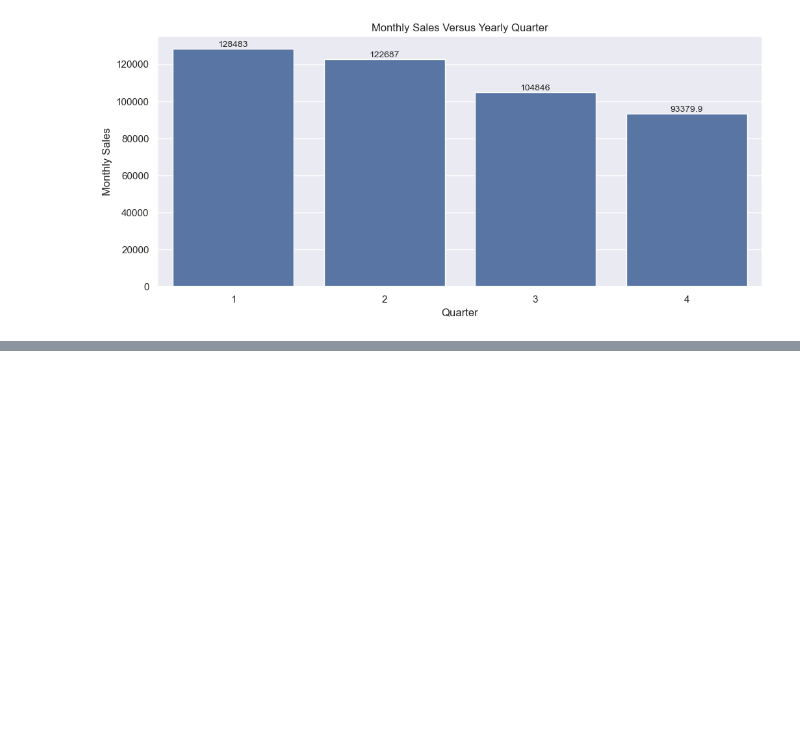
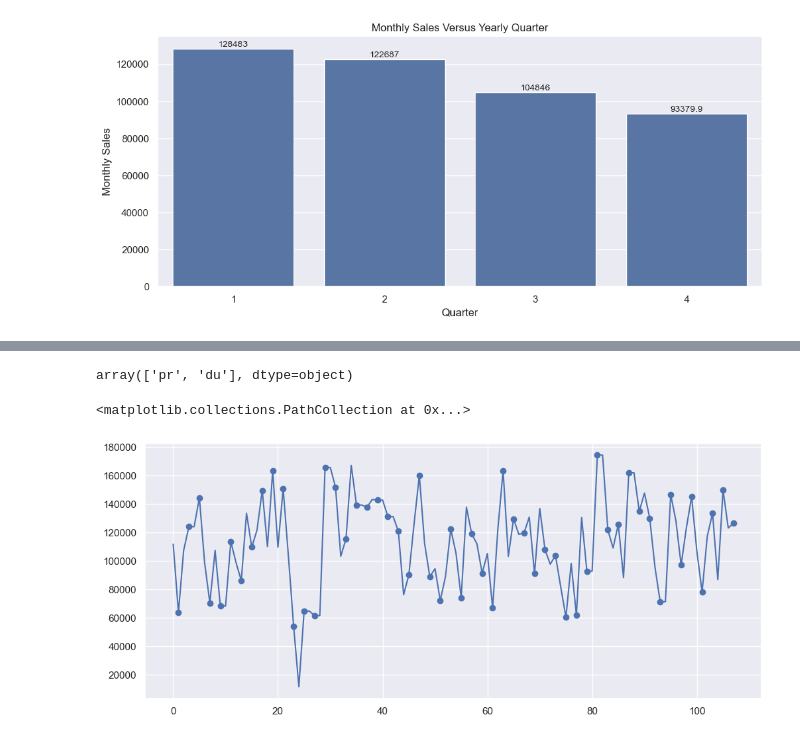
Before and after one commit to Opeojo/video-game-sales-forecast, a Jupyter notebook: sales-forecasting.ipynb, the cells around one changed output, grey strips where cells are left out. Saved outputs shown, nothing was run; the diff lists cells and outputs as text; code cells hidden in the pictures; blank space fills up the shorter version.

```diff
--- a/sales-forecasting.ipynb
+++ b/sales-forecasting.ipynb
@@ -342,0 +378,14 @@ ax.bar_label(ax.containers[0], fontsize=10);
+# %%
+dt_init = df_sales.index[0]
+lst = []
+for dt in promo:
+    mem = (df_sales.loc[(df_sales.index < dt) & (df_sales.index >  dt_init)]['Monthly Sales'].mean(),
+    df_sales.loc[(df_sales.index < dt) & (df_sales.index >  dt_init)]['Monthly Sales'].median(),
+    df_sales.loc[(df_sales.index < dt) & (df_sales.index >  dt_init)]['Monthly Sales'].max(),
+    df_sales.loc[(df_sales.index < dt) & (df_sales.index >  dt_init)]['Monthly Sales'].min(), 'pr')
+    lst.append(mem)
+
+    mem = (df_sales.loc[dt]['Monthly Sales'],) * 4
+    lst.append(mem)
+
+    dt_init = dt
@@ -342,0 +418,9 @@ ax.bar_label(ax.containers[0], fontsize=10);
+# %%
+df_promo = pd.DataFrame(lst)
+df_promo.columns = ('Mean', 'Median', 'Max', 'Min', 'Period')
+# %%
+df_promo.loc[df_promo['Period'] != 'pr', ['Period']] = 'du'
+#df_promo.head()
+# %%
+df_promo.ffill(inplace=True)
+df_promo.head()
@@ -342,0 +458,4 @@ ax.bar_label(ax.containers[0], fontsize=10);
+# %%
+df_promo['Period'].unique()
+# %% [output]
+array(['pr', 'du'], dtype=object)
@@ -342,0 +464,6 @@ ax.bar_label(ax.containers[0], fontsize=10);
+# %%
+plt.plot(df_promo.iloc[:,:1])
+plt.scatter(df_promo[df_promo['Period']=='du'].index, df_promo.loc[df_promo['Period']=='du', 'Mean'])
+# %% [output]
+<matplotlib.collections.PathCollection at 0x...>
+[figure, added]
```
Also changed, not shown: parts of 14 cells of this notebook, 1 other file.
